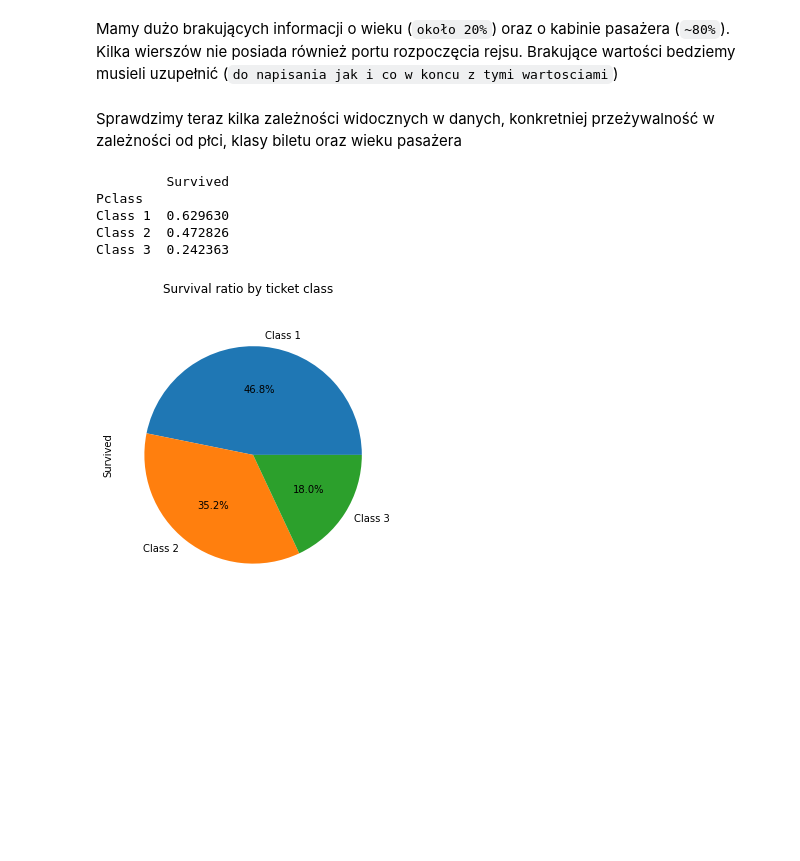
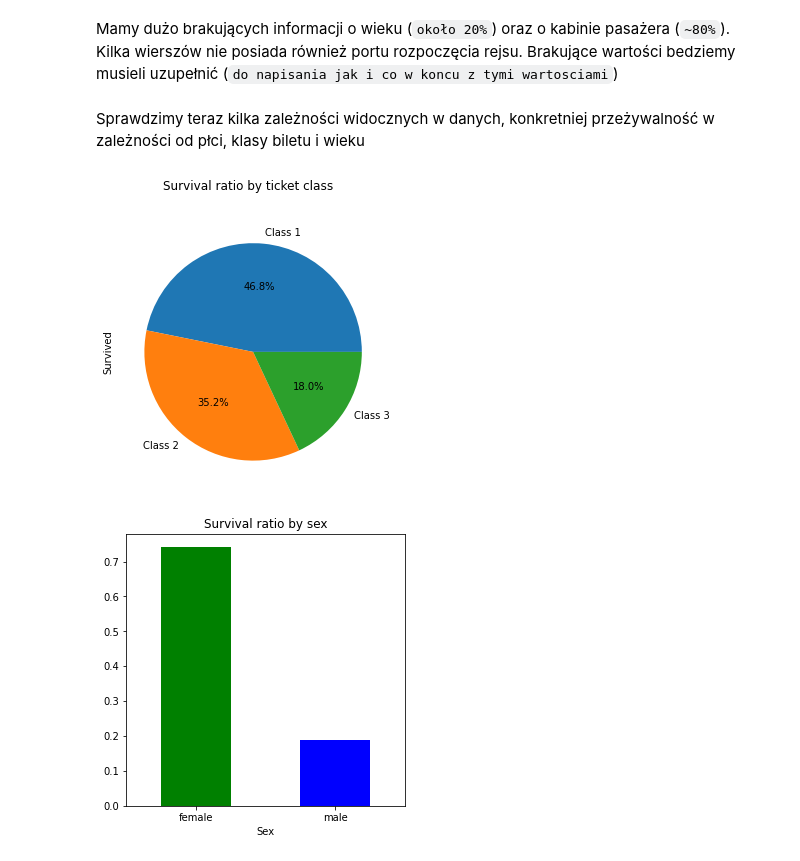
Before and after one commit to Physalium/PUMTitanic, a Jupyter notebook: titanicML.ipynb, the cells around one changed output. Cells and saved outputs as stored; diff of their text form; code cells hidden in the pictures; blank space fills up the shorter version.

```diff
--- a/titanicML.ipynb
+++ b/titanicML.ipynb
@@ -115,20 +115,19 @@ train_df.describe(include = 'all')
 Mamy dużo brakujących informacji o wieku (`około 20%`) oraz o kabinie pasażera (`~80%`). Kilka wierszów nie posiada również portu rozpoczęcia rejsu.
 Brakujące wartości bedziemy musieli uzupełnić (`do napisania jak i co w koncu z tymi wartosciami`)
 # %% [markdown]
-Sprawdzimy teraz kilka zależności widocznych w danych, konkretniej przeżywalność w zależności od płci, klasy biletu oraz wieku pasażera
+Sprawdzimy teraz kilka zależności widocznych w danych, konkretniej przeżywalność w zależności od płci, klasy biletu i wieku
 # %%
 
 
-sex_to_survival=train_df[['Pclass', 'Survived']].groupby(['Pclass'], as_index=True).mean()
-sex_to_survival=sex_to_survival.rename(index={1:'Class 1',2:"Class 2",3:"Class 3"})
-print(sex_to_survival)
+pclass_to_survival=train_df[['Pclass', 'Survived']].groupby(['Pclass'], as_index=True).mean()
+pclass_to_survival=pclass_to_survival.rename(index={1:'Class 1',2:"Class 2",3:"Class 3"})
 
 
-plot=sex_to_survival.plot.pie(subplots=True, figsize=(5, 5),autopct='%1.1f%%',legend=False,title="Survival ratio by ticket class")
+plot=pclass_to_survival.plot.pie(subplots=True, figsize=(5, 5),autopct='%1.1f%%',legend=False,title="Survival ratio by ticket class")
 # %% [output]
-         Survived
-Pclass
-Class 1  0.629630
-Class 2  0.472826
-Class 3  0.242363
 [figure]
+# %%
+sex_to_survival=train_df[["Sex", "Survived"]].groupby(['Sex'], as_index=False).mean()
+plot=sex_to_survival.plot.bar(figsize=(5, 5),x='Sex',y='Survived',rot=0,color=['green','blue'],legend=False,title="Survival ratio by sex")
+# %% [output]
+[figure, added]
```
Also changed, not shown: parts of 3 cells of this notebook.
